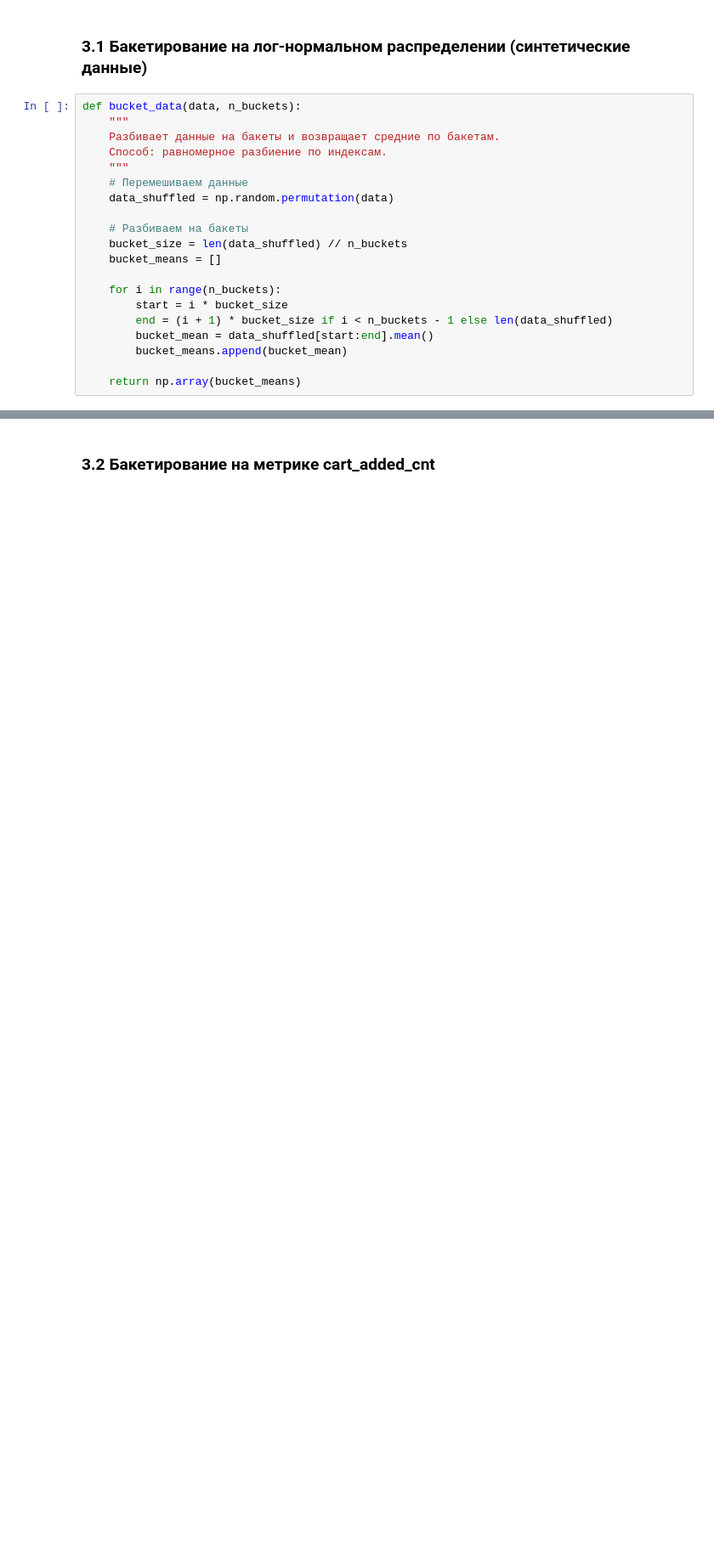
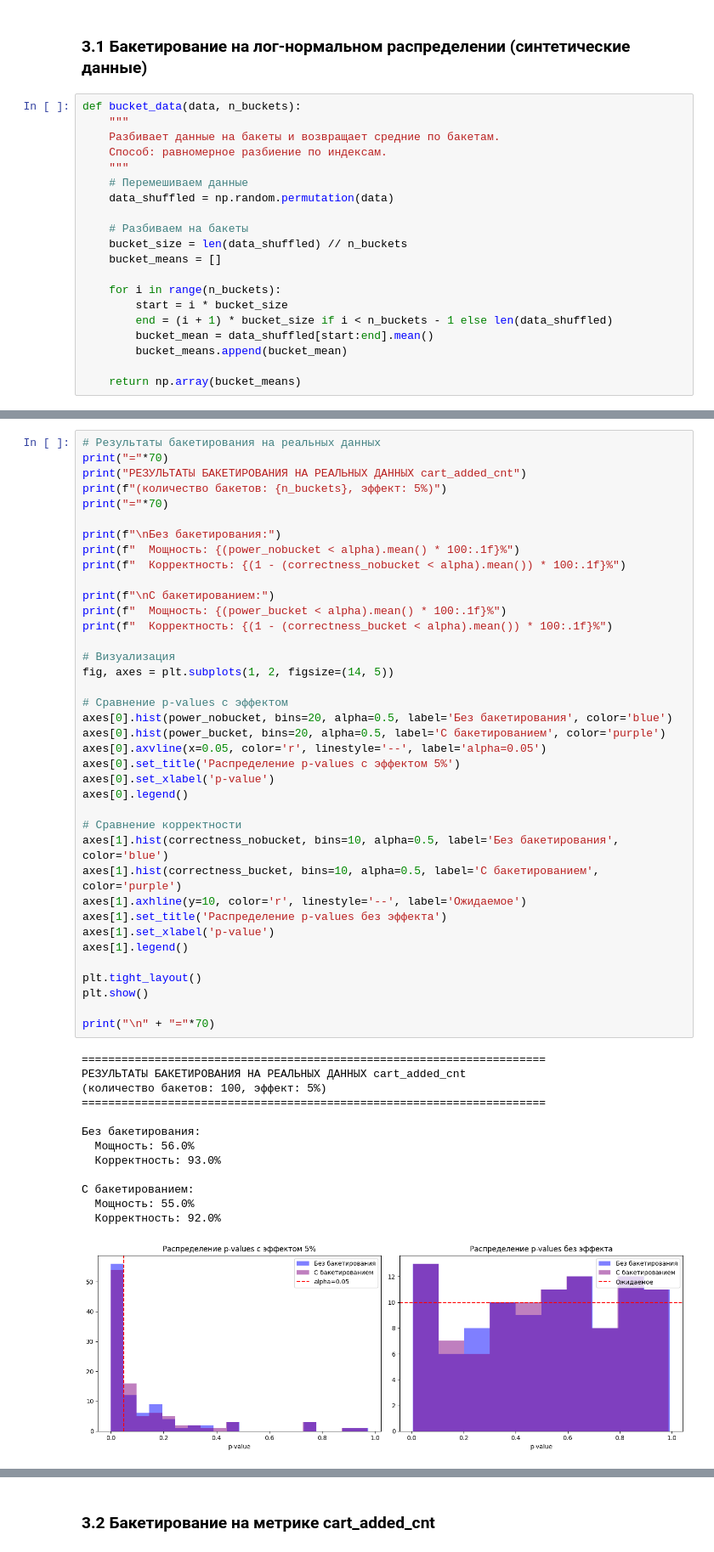
Before and after one commit to rkhazh/ITMO-AB-Materials-levbara, a Jupyter notebook: AB_ITMO_HomeWork2_Solution_executed.ipynb, the cells around one changed output, grey strips where cells are left out. Shown at 85% size. Drawn from its saved outputs; the diff is of its cells as text; blank space fills up the shorter version.

```diff
--- a/AB_ITMO_HomeWork2_Solution_executed.ipynb
+++ b/AB_ITMO_HomeWork2_Solution_executed.ipynb
@@ -782,0 +964,52 @@ print(f"  С бакетированием: {(p_bucket_eff < alpha).mean():.4f}")
+# %%
+# Результаты бакетирования на реальных данных
+print("="*70)
+print("РЕЗУЛЬТАТЫ БАКЕТИРОВАНИЯ НА РЕАЛЬНЫХ ДАННЫХ cart_added_cnt")
+print(f"(количество бакетов: {n_buckets}, эффект: 5%)")
+print("="*70)
+
+print(f"\nБез бакетирования:")
+print(f"  Мощность: {(power_nobucket < alpha).mean() * 100:.1f}%")
+print(f"  Корректность: {(1 - (correctness_nobucket < alpha).mean()) * 100:.1f}%")
+
+print(f"\nС бакетированием:")
+print(f"  Мощность: {(power_bucket < alpha).mean() * 100:.1f}%")
+print(f"  Корректность: {(1 - (correctness_bucket < alpha).mean()) * 100:.1f}%")
+
+# Визуализация
+fig, axes = plt.subplots(1, 2, figsize=(14, 5))
+
+# Сравнение p-values с эффектом
+axes[0].hist(power_nobucket, bins=20, alpha=0.5, label='Без бакетирования', color='blue')
+axes[0].hist(power_bucket, bins=20, alpha=0.5, label='С бакетированием', color='purple')
+axes[0].axvline(x=0.05, color='r', linestyle='--', label='alpha=0.05')
+axes[0].set_title('Распределение p-values с эффектом 5%')
+axes[0].set_xlabel('p-value')
+axes[0].legend()
+
+# Сравнение корректности
+axes[1].hist(correctness_nobucket, bins=10, alpha=0.5, label='Без бакетирования', color='blue')
+axes[1].hist(correctness_bucket, bins=10, alpha=0.5, label='С бакетированием', color='purple')
+axes[1].axhline(y=10, color='r', linestyle='--', label='Ожидаемое')
+axes[1].set_title('Распределение p-values без эффекта')
+axes[1].set_xlabel('p-value')
+axes[1].legend()
+
+plt.tight_layout()
+plt.show()
+
+print("\n" + "="*70)
+# %% [output]
+======================================================================
+РЕЗУЛЬТАТЫ БАКЕТИРОВАНИЯ НА РЕАЛЬНЫХ ДАННЫХ cart_added_cnt
+(количество бакетов: 100, эффект: 5%)
+======================================================================
+
+Без бакетирования:
+  Мощность: 56.0%
+  Корректность: 93.0%
+
+С бакетированием:
+  Мощность: 55.0%
+  Корректность: 92.0%
+[figure, added]
```
Also changed, not shown: parts of 31 cells of this notebook, 1 other file.
